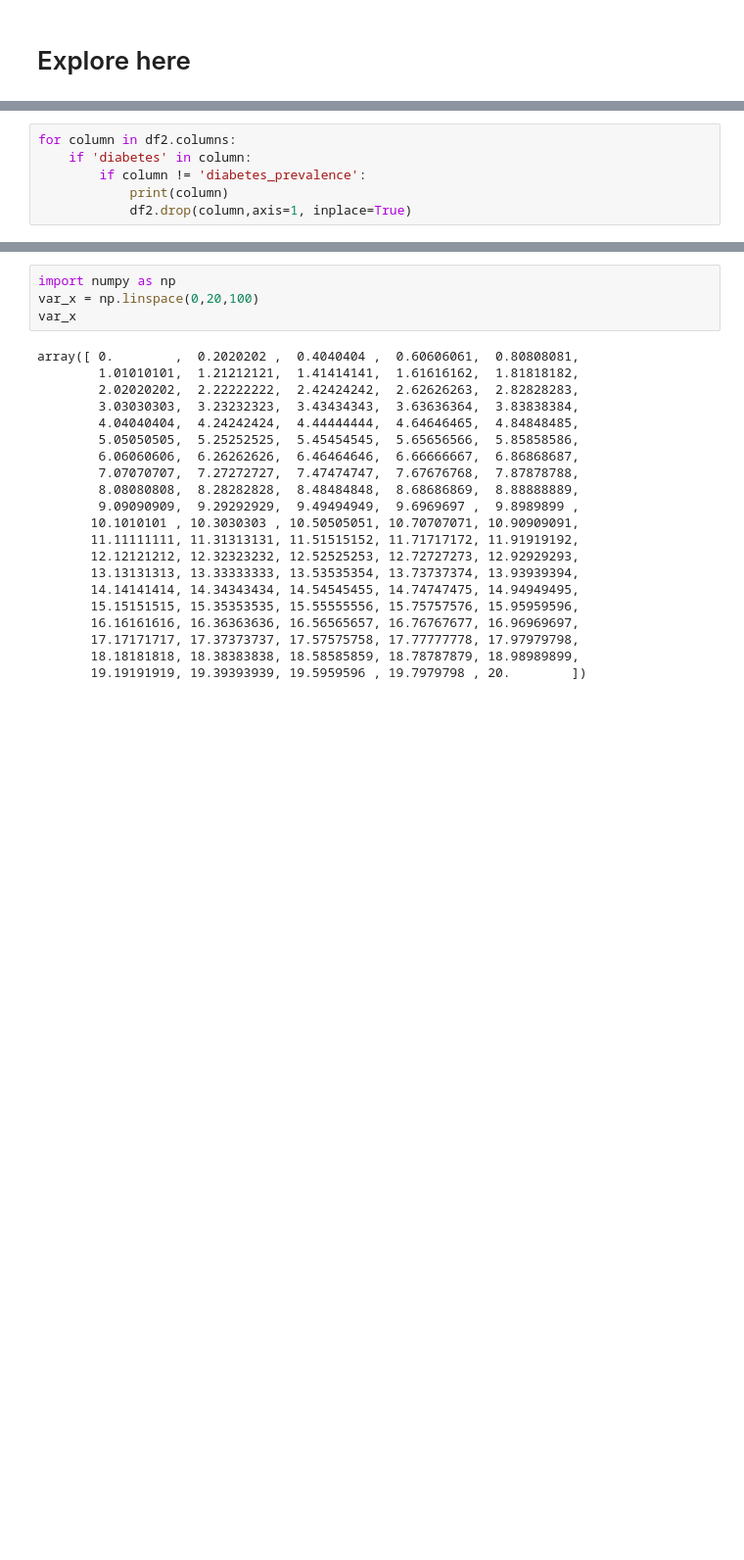
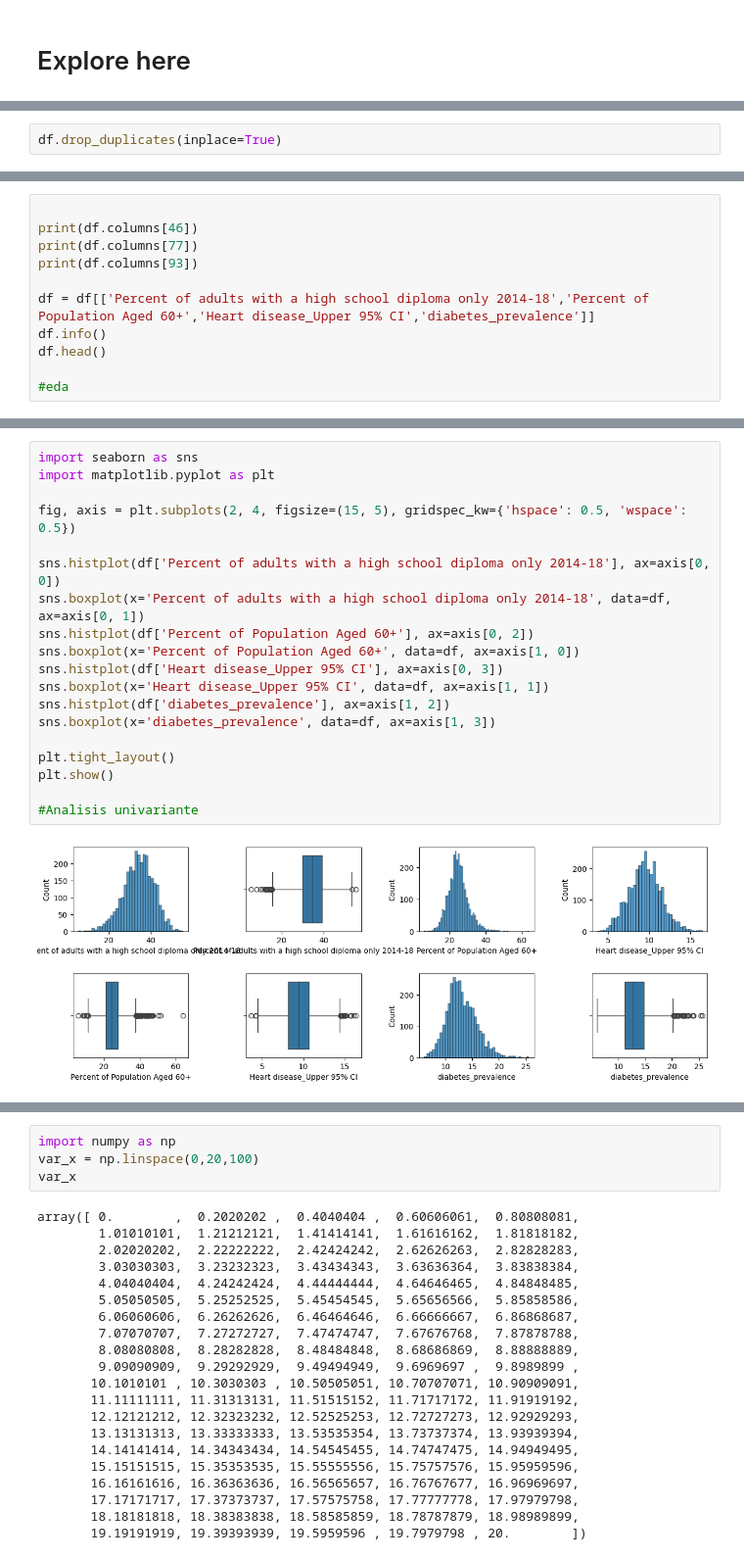
Before and after one commit to Fergo20011/ridge_lasso2, a Jupyter notebook: src/explore.ipynb, the cells around one changed output, grey strips where cells are left out. Shown: that part at 98% size. Cells and saved outputs as stored; diff of their text form; blank space fills up the shorter version.

```diff
--- a/src/explore.ipynb
+++ b/src/explore.ipynb
@@ -64,6 +2,0 @@ np.int64(0)
-# %%
-for column in df2.columns:
-    if 'diabetes' in column:
-        if column != 'diabetes_prevalence':
-            print(column)
-            df2.drop(column,axis=1, inplace=True)
@@ -137,0 +46,2 @@ El error de la regresion ridge es 0.23911771069764493 y el R2 es de 0.9670581930
+# %%
+df.drop_duplicates(inplace=True)
@@ -137,0 +73,11 @@ El error de la regresion ridge es 0.23911771069764493 y el R2 es de 0.9670581930
+# %%
+
+print(df.columns[46])
+print(df.columns[77])
+print(df.columns[93])
+
+df = df[['Percent of adults with a high school diploma only 2014-18','Percent of Population Aged 60+','Heart disease_Upper 95% CI','diabetes_prevalence']]
+df.info()
+df.head()
+
+#eda
@@ -137,0 +105,21 @@ El error de la regresion ridge es 0.23911771069764493 y el R2 es de 0.9670581930
+# %%
+import seaborn as sns
+import matplotlib.pyplot as plt
+
+fig, axis = plt.subplots(2, 4, figsize=(15, 5), gridspec_kw={'hspace': 0.5, 'wspace': 0.5})
+
+sns.histplot(df['Percent of adults with a high school diploma only 2014-18'], ax=axis[0, 0])
+sns.boxplot(x='Percent of adults with a high school diploma only 2014-18', data=df, ax=axis[0, 1])
+sns.histplot(df['Percent of Population Aged 60+'], ax=axis[0, 2])
+sns.boxplot(x='Percent of Population Aged 60+', data=df, ax=axis[1, 0])
+sns.histplot(df['Heart disease_Upper 95% CI'], ax=axis[0, 3])
+sns.boxplot(x='Heart disease_Upper 95% CI', data=df, ax=axis[1, 1])
+sns.histplot(df['diabetes_prevalence'], ax=axis[1, 2])
+sns.boxplot(x='diabetes_prevalence', data=df, ax=axis[1, 3])
+
+plt.tight_layout()
+plt.show()
+
+#Analisis univariante
+# %% [output]
+[figure, added]
```
Also changed, not shown: parts of 38 cells of this notebook, 2 other files.
